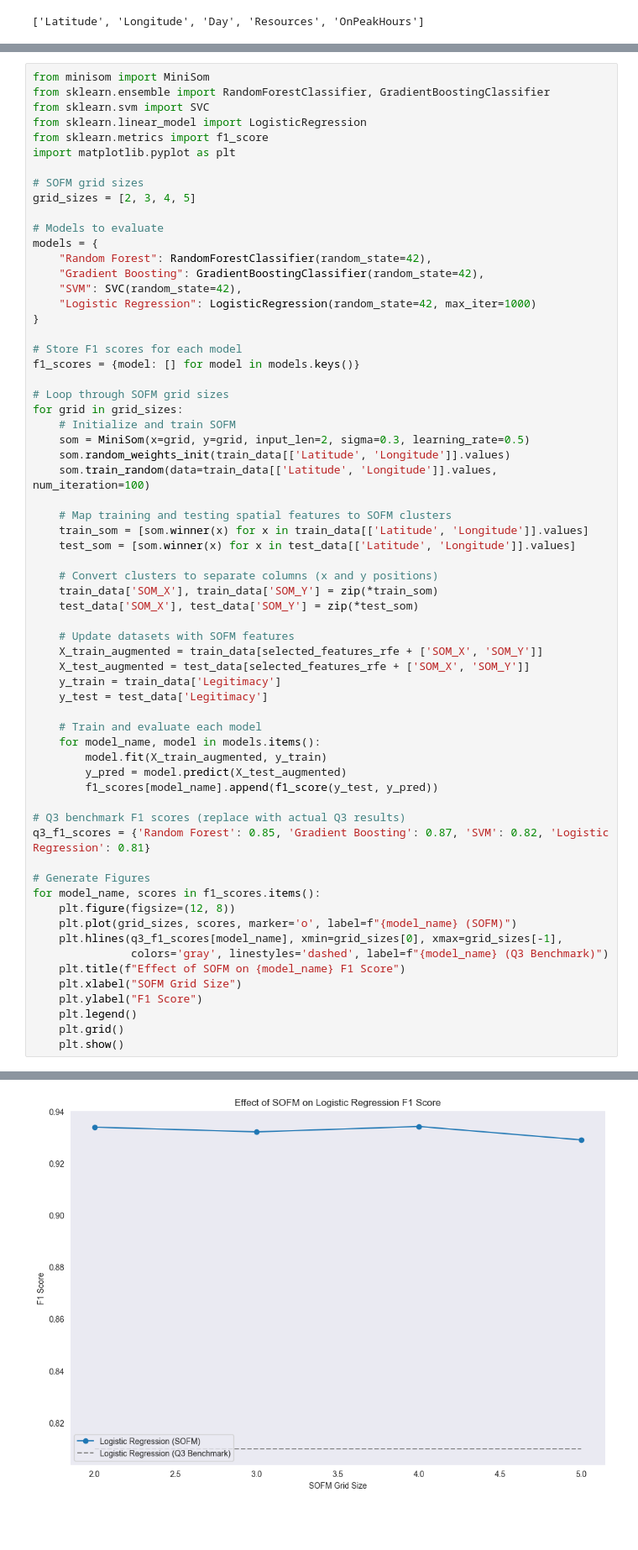
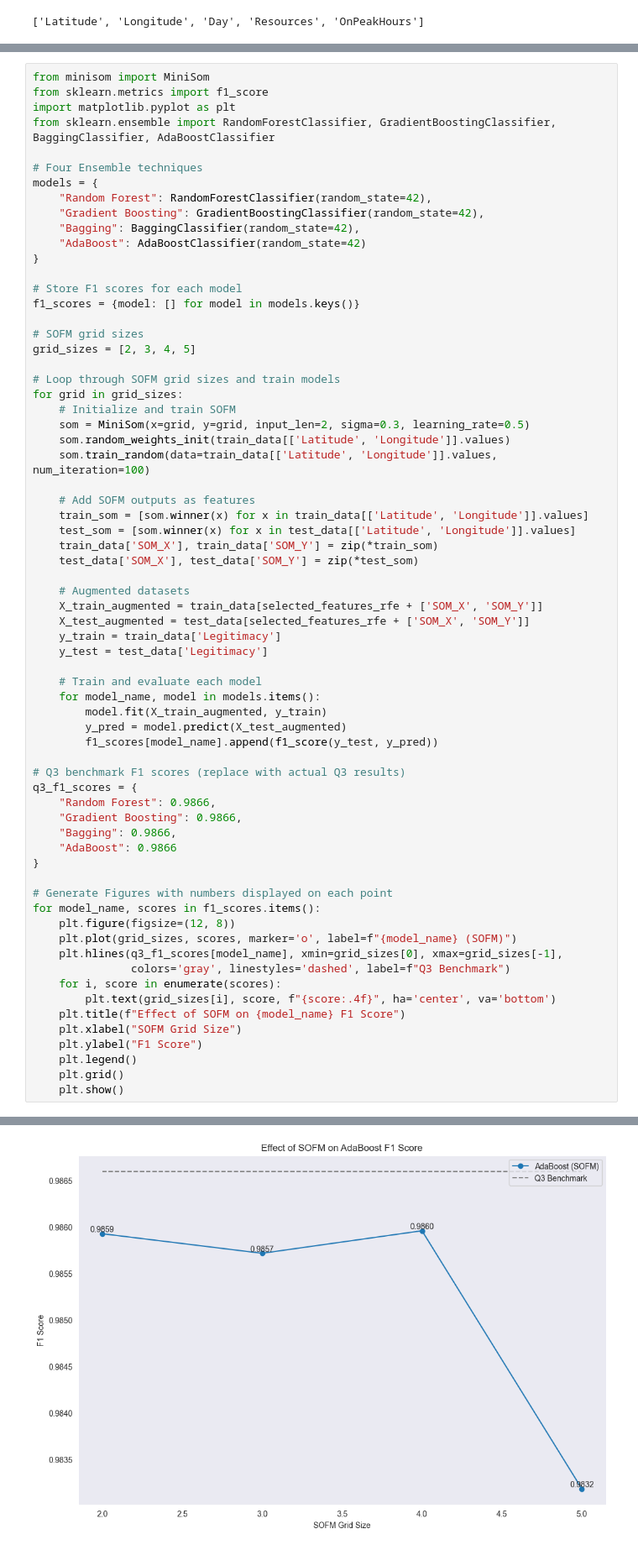
Before and after one commit to zewei-wang/ELG5255, a Jupyter notebook: final/final_presentation.ipynb, the cells around one changed output, grey strips where cells are left out. Shown: that part at 84% size. Drawn from its saved outputs; the diff is of its cells as text; blank space fills up the shorter version.

```diff
--- a/final/final_presentation.ipynb
+++ b/final/final_presentation.ipynb
@@ -361,42 +361,38 @@ plt.show()
 [figure]
 # %%
 from minisom import MiniSom
-from sklearn.ensemble import RandomForestClassifier, GradientBoostingClassifier
-from sklearn.svm import SVC
-from sklearn.linear_model import LogisticRegression
 from sklearn.metrics import f1_score
 import matplotlib.pyplot as plt
+from sklearn.ensemble import RandomForestClassifier, GradientBoostingClassifier, BaggingClassifier, AdaBoostClassifier
 
-# SOFM grid sizes
-grid_sizes = [2, 3, 4, 5]
-
-# Models to evaluate
+# Four Ensemble techniques
 models = {
     "Random Forest": RandomForestClassifier(random_state=42),
     "Gradient Boosting": GradientBoostingClassifier(random_state=42),
-    "SVM": SVC(random_state=42),
-    "Logistic Regression": LogisticRegression(random_state=42, max_iter=1000)
+    "Bagging": BaggingClassifier(random_state=42),
+    "AdaBoost": AdaBoostClassifier(random_state=42)
 }
 
 # Store F1 scores for each model
 f1_scores = {model: [] for model in models.keys()}
 
-# Loop through SOFM grid sizes
+# SOFM grid sizes
+grid_sizes = [2, 3, 4, 5]
+
+# Loop through SOFM grid sizes and train models
 for grid in grid_sizes:
     # Initialize and train SOFM
     som = MiniSom(x=grid, y=grid, input_len=2, sigma=0.3, learning_rate=0.5)
     som.random_weights_init(train_data[['Latitude', 'Longitude']].values)
     som.train_random(data=train_data[['Latitude', 'Longitude']].values, num_iteration=100)
 
-    # Map training and testing spatial features to SOFM clusters
+    # Add SOFM outputs as features
     train_som = [som.winner(x) for x in train_data[['Latitude', 'Longitude']].values]
     test_som = [som.winner(x) for x in test_data[['Latitude', 'Longitude']].values]
-
-    # Convert clusters to separate columns (x and y positions)
     train_data['SOM_X'], train_data['SOM_Y'] = zip(*train_som)
     test_data['SOM_X'], test_data['SOM_Y'] = zip(*test_som)
 
-    # Update datasets with SOFM features
+    # Augmented datasets
     X_train_augmented = train_data[selected_features_rfe + ['SOM_X', 'SOM_Y']]
     X_test_augmented = test_data[selected_features_rfe + ['SOM_X', 'SOM_Y']]
     y_train = train_data['Legitimacy']
@@ -409,14 +405,21 @@ for grid in grid_sizes:
         f1_scores[model_name].append(f1_score(y_test, y_pred))
 
 # Q3 benchmark F1 scores (replace with actual Q3 results)
-q3_f1_scores = {'Random Forest': 0.85, 'Gradient Boosting': 0.87, 'SVM': 0.82, 'Logistic Regression': 0.81}
+q3_f1_scores = {
+    "Random Forest": 0.9866,
+    "Gradient Boosting": 0.9866,
+    "Bagging": 0.9866,
+    "AdaBoost": 0.9866
+}
 
-# Generate Figures
+# Generate Figures with numbers displayed on each point
 for model_name, scores in f1_scores.items():
     plt.figure(figsize=(12, 8))
     plt.plot(grid_sizes, scores, marker='o', label=f"{model_name} (SOFM)")
     plt.hlines(q3_f1_scores[model_name], xmin=grid_sizes[0], xmax=grid_sizes[-1],
-               colors='gray', linestyles='dashed', label=f"{model_name} (Q3 Benchmark)")
+               colors='gray', linestyles='dashed', label=f"Q3 Benchmark")
+    for i, score in enumerate(scores):
+        plt.text(grid_sizes[i], score, f"{score:.4f}", ha='center', va='bottom')
     plt.title(f"Effect of SOFM on {model_name} F1 Score")
     plt.xlabel("SOFM Grid Size")
     plt.ylabel("F1 Score")
@@ -447,4 +450,4 @@ See the caveats in the documentation: https://pandas.pydata.org/pandas-docs/stab
-[figure, old version]
+[figure, new version]
 # %%
 """
 Q5: Parameter Fine-Tuning
```
Also changed, not shown: parts of 5 cells of this notebook.
